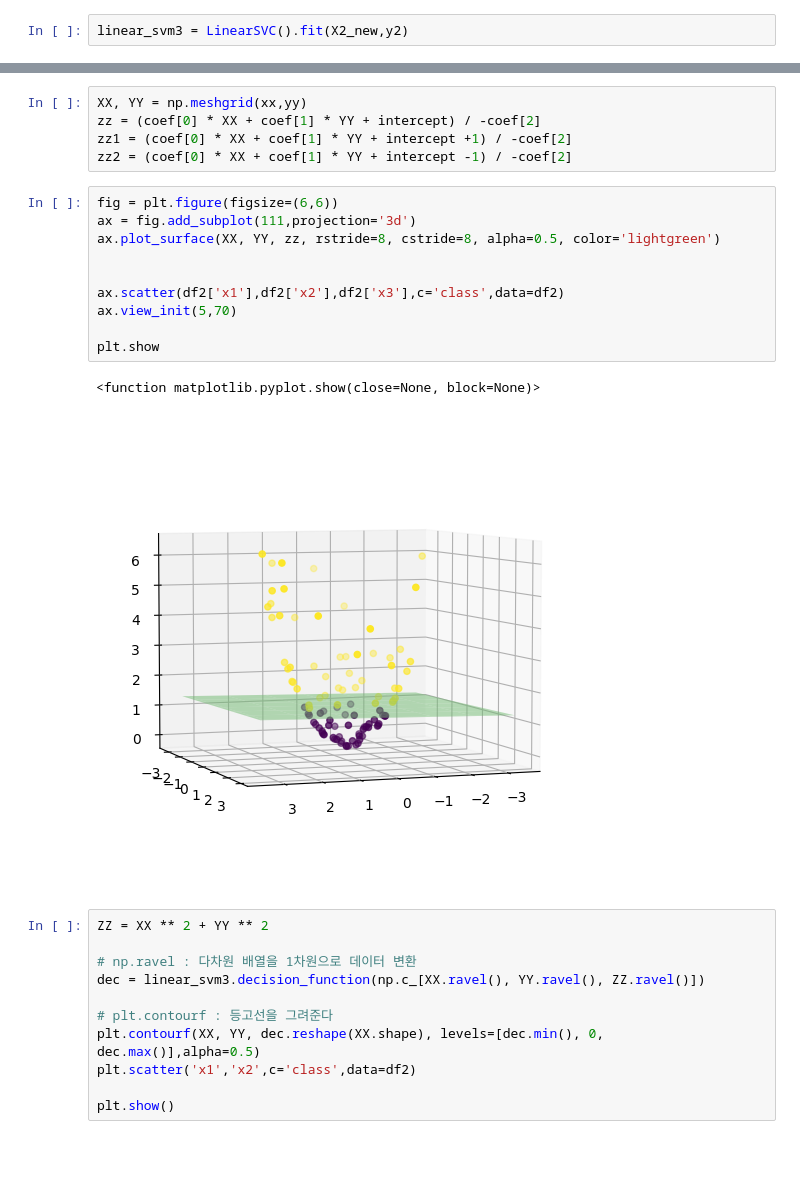
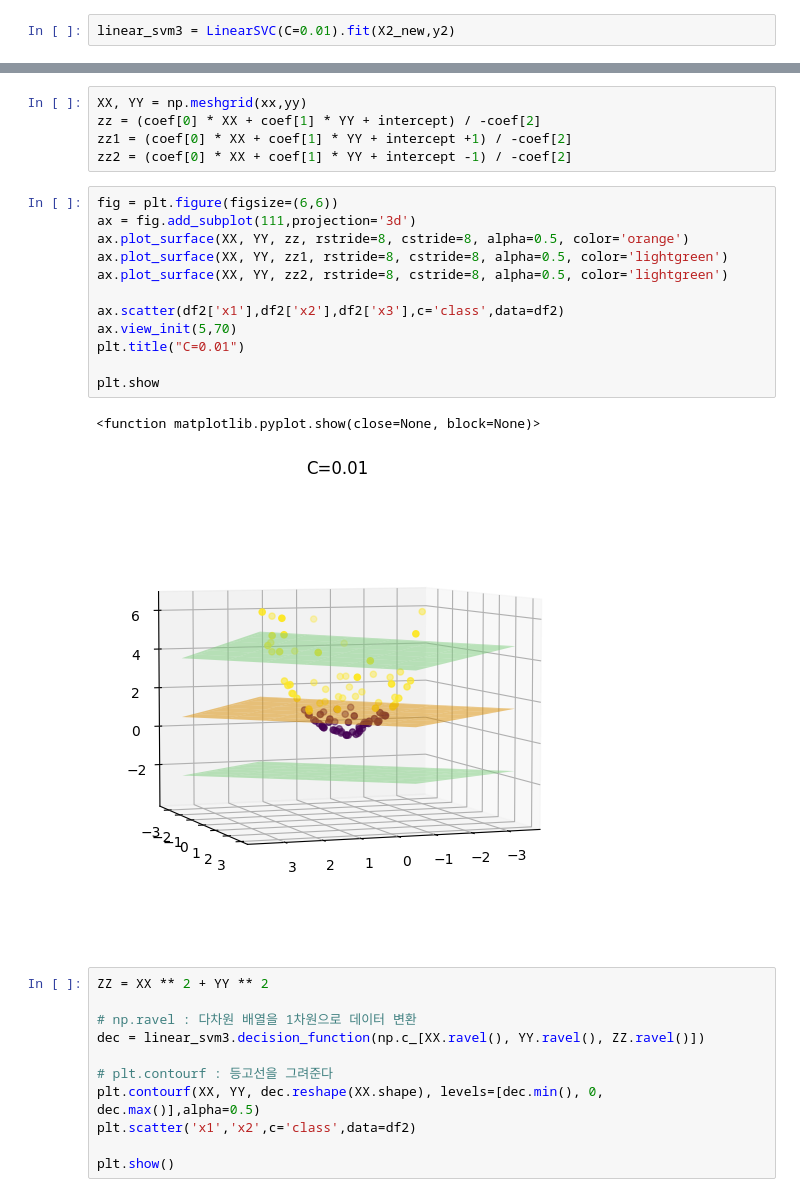
Before and after one commit to cyp-ark/SVM, a Jupyter notebook: code.ipynb, the cells around one changed output, grey strips where cells are left out. Drawn from its saved outputs; the diff is of its cells as text; blank space fills up the shorter version.

```diff
--- a/code.ipynb
+++ b/code.ipynb
@@ -105,7 +105,7 @@ plt.show()
 # %% [output]
 [figure]
 # %%
-linear_svm3 = LinearSVC().fit(X2_new,y2)
+linear_svm3 = LinearSVC(C=0.01).fit(X2_new,y2)
 # %%
 coef, intercept = linear_svm3.coef_.ravel(), linear_svm3.intercept_
 # %%
@@ -119,16 +119,18 @@ zz2 = (coef[0] * XX + coef[1] * YY + intercept -1) / -coef[2]
 # %%
 fig = plt.figure(figsize=(6,6))
 ax = fig.add_subplot(111,projection='3d')
-ax.plot_surface(XX, YY, zz, rstride=8, cstride=8, alpha=0.5, color='lightgreen')
-
+ax.plot_surface(XX, YY, zz, rstride=8, cstride=8, alpha=0.5, color='orange')
+ax.plot_surface(XX, YY, zz1, rstride=8, cstride=8, alpha=0.5, color='lightgreen')
+ax.plot_surface(XX, YY, zz2, rstride=8, cstride=8, alpha=0.5, color='lightgreen')
 
 ax.scatter(df2['x1'],df2['x2'],df2['x3'],c='class',data=df2)
 ax.view_init(5,70)
+plt.title("C=0.01")
 
 plt.show
 # %% [output]
 <function matplotlib.pyplot.show(close=None, block=None)>
-[figure, old version]
+[figure, new version]
 # %%
 ZZ = XX ** 2 + YY ** 2
 
```
Also changed, not shown: 8 other files.
